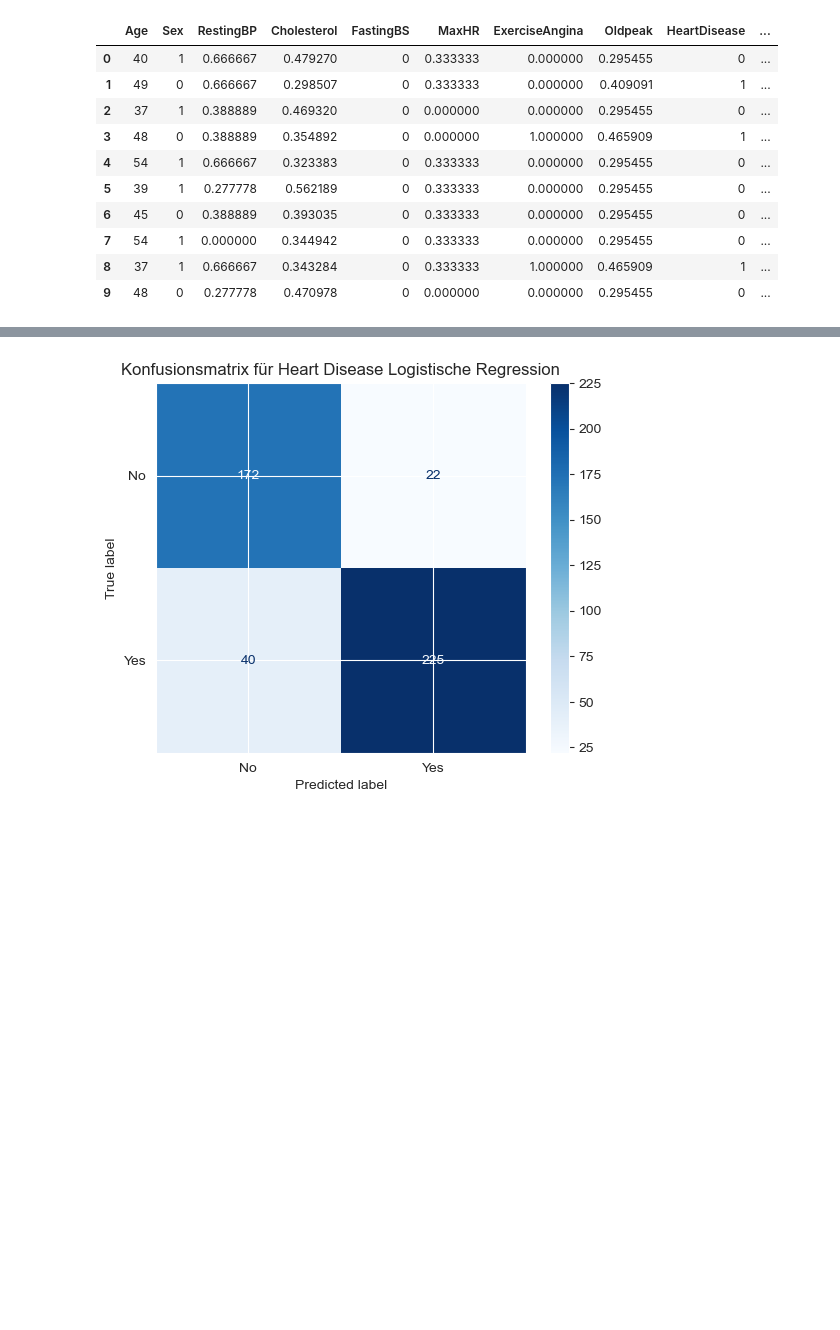
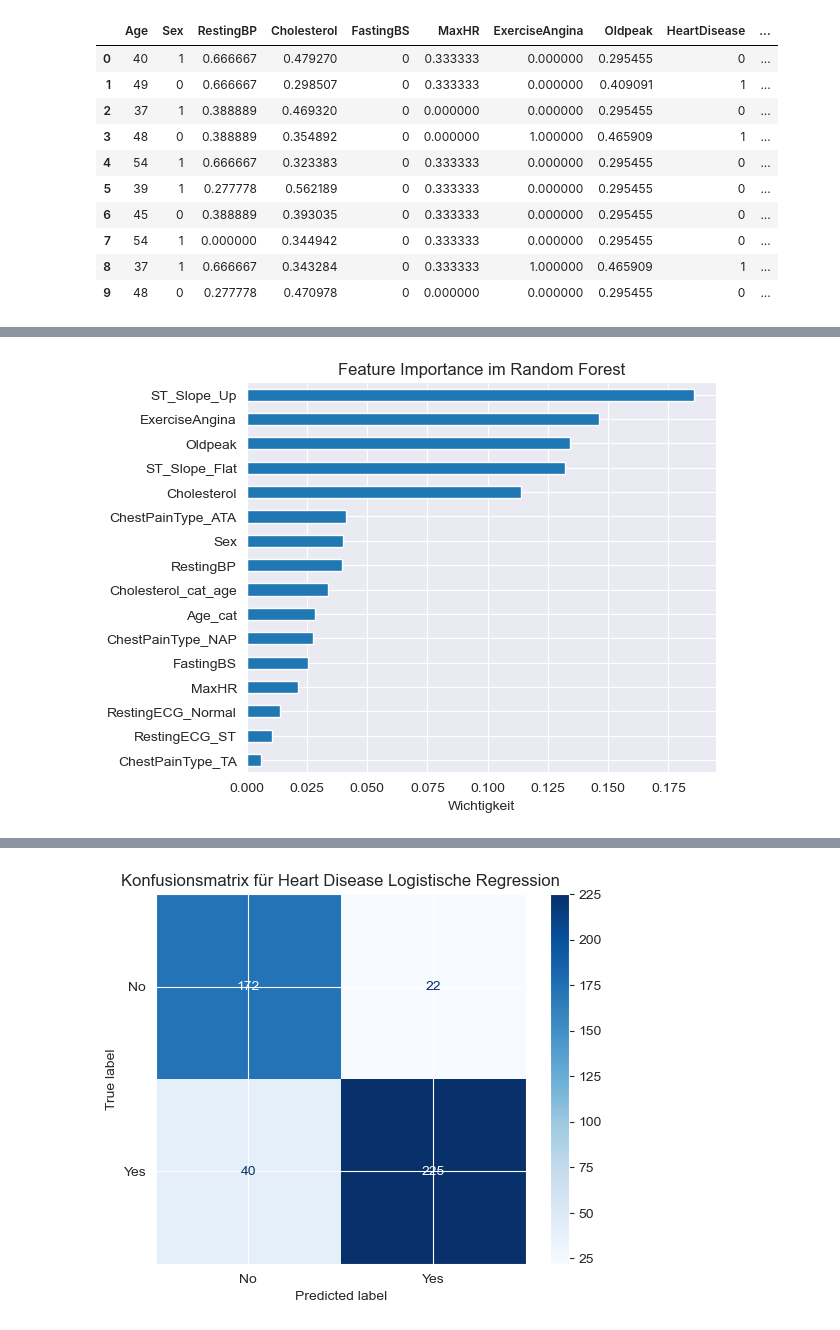
Before and after one commit to ManaTrooo/Asai-Projekt, a Jupyter notebook: DataSet_2.ipynb, the cells around one changed output, grey strips where cells are left out. Saved outputs shown, nothing was run; the diff lists cells and outputs as text; code cells hidden in the pictures; blank space fills up the shorter version.

```diff
--- a/DataSet_2.ipynb
+++ b/DataSet_2.ipynb
@@ -681,2 +783,16 @@ Demographic Parity Difference: 0.305
+# %%
+import pandas as pd
+import matplotlib.pyplot as plt
+
+importances = best_model.feature_importances_
+feature_names = X.columns
+
+feat_imp = pd.Series(importances, index=feature_names).sort_values(ascending=True)
+feat_imp.plot(kind='barh', title='Feature Importance im Random Forest')
+plt.xlabel('Wichtigkeit')
+plt.tight_layout()
+plt.show()
+# %% [output]
+[figure, added]
 # %%
 #Random Forest MIT Oversamling der Frauen
```
Also changed, not shown: parts of 6 cells of this notebook, 1 other file.
